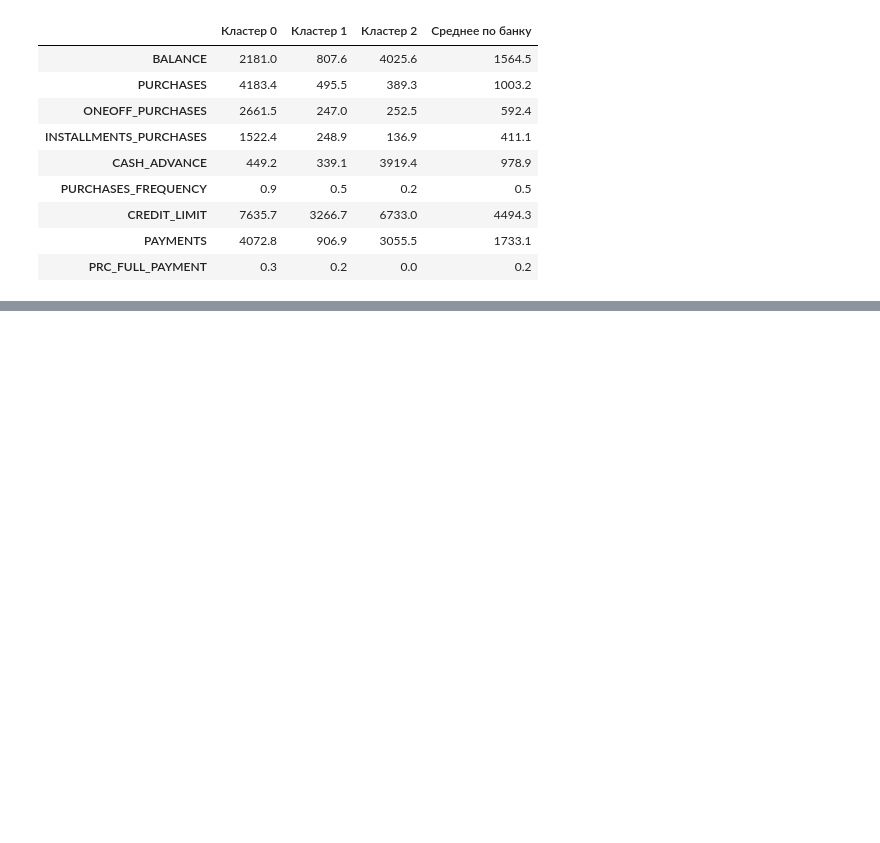
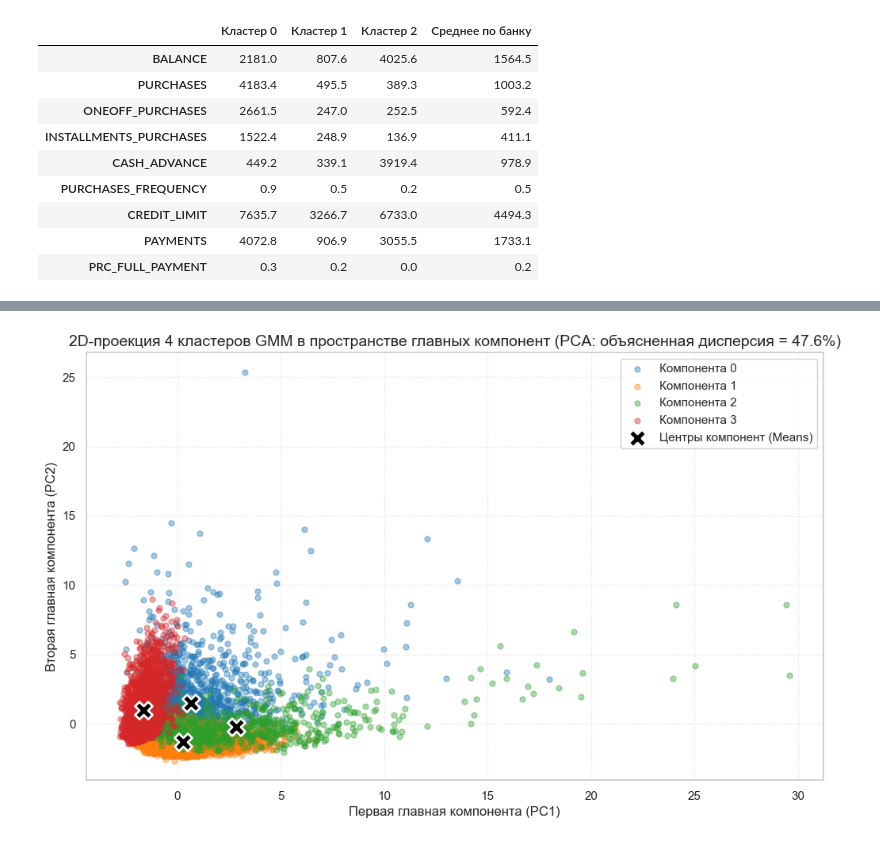
Before and after one commit to Lavrous/ML_Lab3, a Jupyter notebook: notebook/clustering_report.ipynb, the cells around one changed output, grey strips where cells are left out. Cells and saved outputs as stored; diff of their text form; code cells hidden in the pictures; blank space fills up the shorter version.

```diff
--- a/notebook/clustering_report.ipynb
+++ b/notebook/clustering_report.ipynb
@@ -490,0 +716,37 @@ display(cluster_profiles.round(1))
+# %%
+var_pc1 = pca_2d.explained_variance_ratio_[0] * 100
+var_pc2 = pca_2d.explained_variance_ratio_[1] * 100
+total_var = pca_2d.explained_variance_ratio_.sum() * 100
+
+gmm_centers_scaled_4 = gmm_4.means_
+gmm_centers_pca_4 = pca_2d.transform(gmm_centers_scaled_4)
+
+plt.figure(figsize=(12, 7))
+
+palette_gmm_4 = ['#1f77b4', '#ff7f0e', '#2ca02c', '#d62728']
+
+for i in range(4):
+    plt.scatter(
+        principal_components[gmm_4_labels == i, 0],
+        principal_components[gmm_4_labels == i, 1],
+        s=25, alpha=0.4,
+        color=palette_gmm_4[i],
+        label=f'Компонента {i}'
+    )
+plt.scatter(
+    gmm_centers_pca_4[:, 0], gmm_centers_pca_4[:, 1],
+    s=250, c='black', marker='X', edgecolor='white', linewidth=2,
+    label='Центры компонент (Means)'
+)
+
+plt.title(
+    f"2D-проекция 4 кластеров GMM в пространстве главных компонент (PCA: объясненная дисперсия = {total_var:.1f}%)",
+    fontsize=14
+)
+plt.xlabel("Первая главная компонента (PC1)")
+plt.ylabel("Вторая главная компонента (PC2)")
+plt.legend(frameon=True, facecolor='white', framealpha=0.9, loc='upper right')
+plt.grid(True, linestyle=':', alpha=0.6)
+plt.show()
+# %% [output]
+[figure, added]
```
Also changed, not shown: parts of 24 cells of this notebook.
